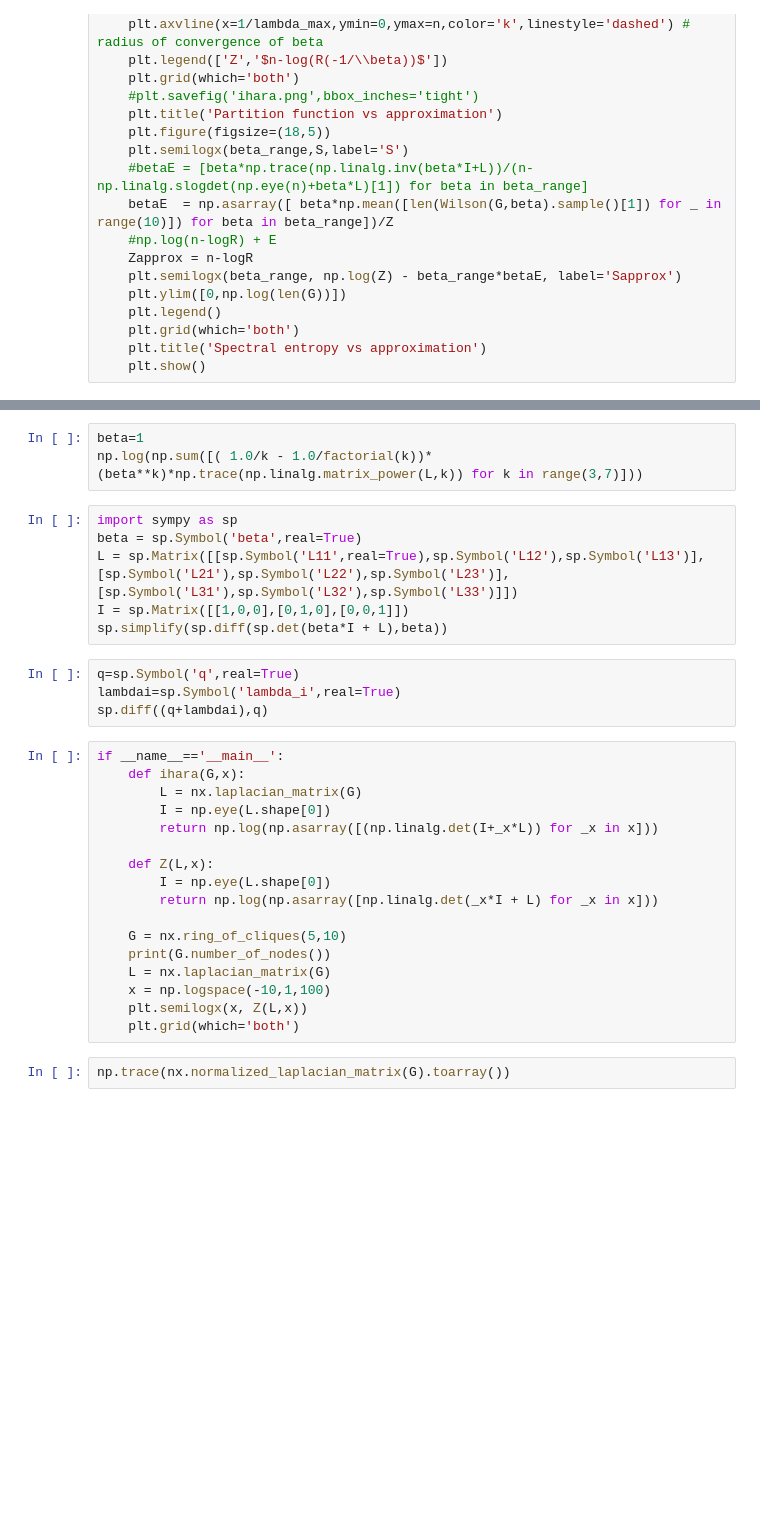
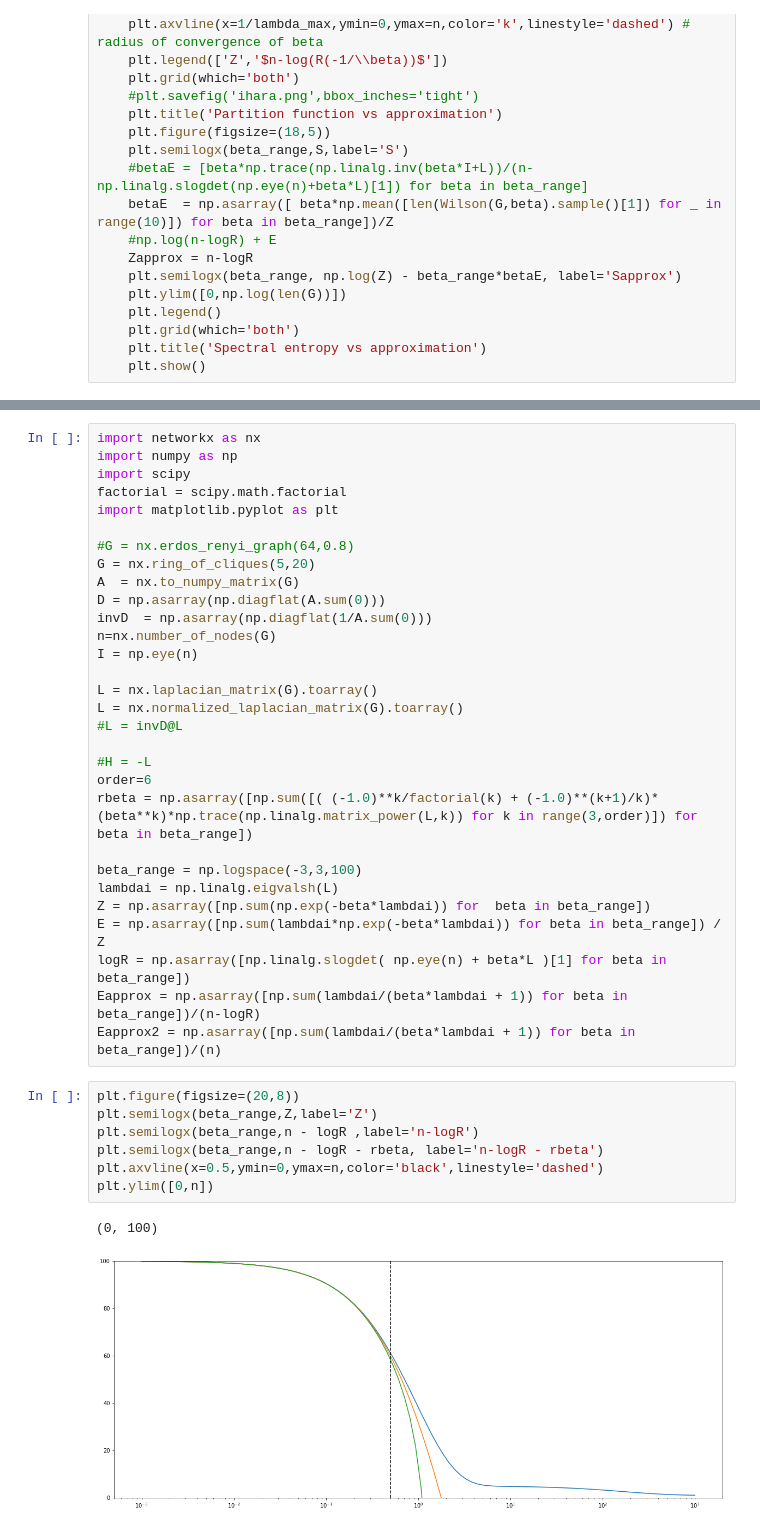
Before and after one commit to CarloNicolini/wilson, a Jupyter notebook: experiment_wilson.ipynb, the cells around one changed output, grey strips where cells are left out. Saved outputs shown, nothing was run; the diff lists cells and outputs as text; blank space fills up the shorter version.

```diff
--- a/experiment_wilson.ipynb
+++ b/experiment_wilson.ipynb
@@ -216,32 +187,40 @@ plt.ylim([0,10])
-# %%
-beta=1
-np.log(np.sum([( 1.0/k - 1.0/factorial(k))*(beta**k)*np.trace(np.linalg.matrix_power(L,k)) for k in range(3,7)]))
-# %%
-import sympy as sp
-beta = sp.Symbol('beta',real=True)
-L = sp.Matrix([[sp.Symbol('L11',real=True),sp.Symbol('L12'),sp.Symbol('L13')],[sp.Symbol('L21'),sp.Symbol('L22'),sp.Symbol('L23')],[sp.Symbol('L31'),sp.Symbol('L32'),sp.Symbol('L33')]])
-I = sp.Matrix([[1,0,0],[0,1,0],[0,0,1]])
-sp.simplify(sp.diff(sp.det(beta*I + L),beta))
-# %%
-q=sp.Symbol('q',real=True)
-lambdai=sp.Symbol('lambda_i',real=True)
-sp.diff((q+lambdai),q)
-# %%
-if __name__=='__main__':
-    def ihara(G,x):
-        L = nx.laplacian_matrix(G)
-        I = np.eye(L.shape[0])
-        return np.log(np.asarray([(np.linalg.det(I+_x*L)) for _x in x]))
-
-    def Z(L,x):
-        I = np.eye(L.shape[0])
-        return np.log(np.asarray([np.linalg.det(_x*I + L) for _x in x]))
-
-    G = nx.ring_of_cliques(5,10)
-    print(G.number_of_nodes())
-    L = nx.laplacian_matrix(G)
-    x = np.logspace(-10,1,100)
-    plt.semilogx(x, Z(L,x))
-    plt.grid(which='both')
-# %%
-np.trace(nx.normalized_laplacian_matrix(G).toarray())
+# %%
+import networkx as nx
+import numpy as np
+import scipy
+factorial = scipy.math.factorial
+import matplotlib.pyplot as plt
+
+#G = nx.erdos_renyi_graph(64,0.8)
+G = nx.ring_of_cliques(5,20)
+A  = nx.to_numpy_matrix(G)
+D = np.asarray(np.diagflat(A.sum(0)))
+invD  = np.asarray(np.diagflat(1/A.sum(0)))
+n=nx.number_of_nodes(G)
+I = np.eye(n)
+
+L = nx.laplacian_matrix(G).toarray()
+L = nx.normalized_laplacian_matrix(G).toarray()
+#L = invD@L
+
+#H = -L
+order=6
+rbeta = np.asarray([np.sum([( (-1.0)**k/factorial(k) + (-1.0)**(k+1)/k)*(beta**k)*np.trace(np.linalg.matrix_power(L,k)) for k in range(3,order)]) for beta in beta_range])
+
+beta_range = np.logspace(-3,3,100)
+lambdai = np.linalg.eigvalsh(L)
+Z = np.asarray([np.sum(np.exp(-beta*lambdai)) for  beta in beta_range])
+E = np.asarray([np.sum(lambdai*np.exp(-beta*lambdai)) for beta in beta_range]) / Z
+logR = np.asarray([np.linalg.slogdet( np.eye(n) + beta*L )[1] for beta in beta_range])
+Eapprox = np.asarray([np.sum(lambdai/(beta*lambdai + 1)) for beta in beta_range])/(n-logR)
+Eapprox2 = np.asarray([np.sum(lambdai/(beta*lambdai + 1)) for beta in beta_range])/(n)
+# %%
+plt.figure(figsize=(20,8))
+plt.semilogx(beta_range,Z,label='Z')
+plt.semilogx(beta_range,n - logR ,label='n-logR')
+plt.semilogx(beta_range,n - logR - rbeta, label='n-logR - rbeta')
+plt.axvline(x=0.5,ymin=0,ymax=n,color='black',linestyle='dashed')
+plt.ylim([0,n])
+# %% [output]
+(0, 100)
+[figure, added]
```
Also changed, not shown: parts of 19 cells of this notebook.
